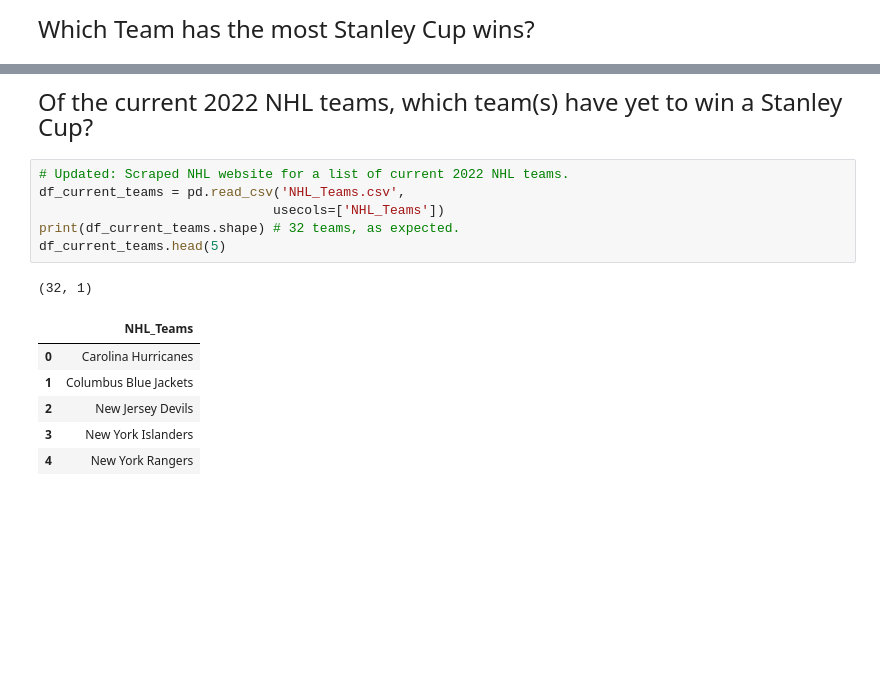
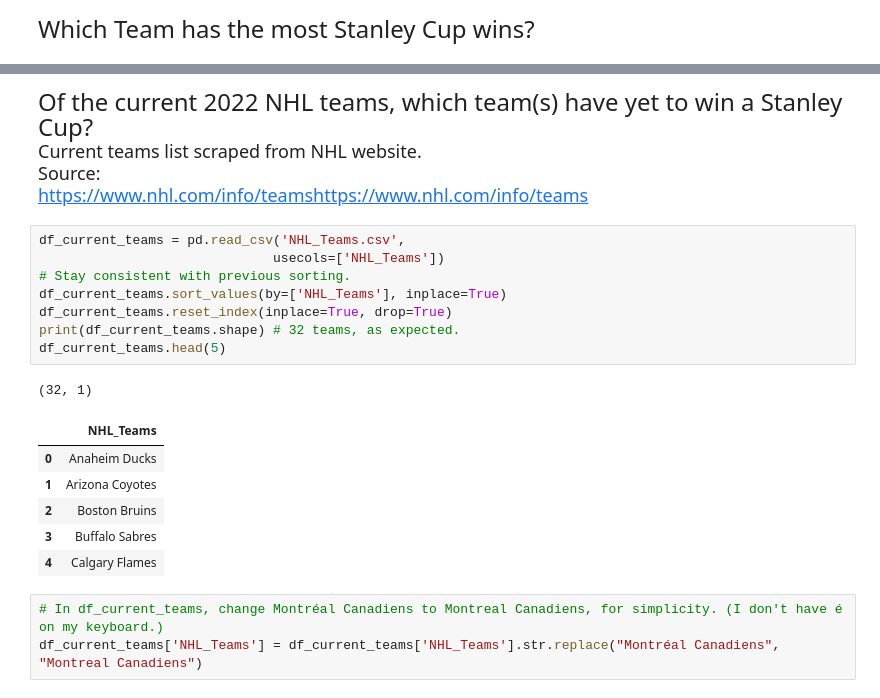
Before and after one commit to Vazquez-Michael-V/NHL_Stats, a Jupyter notebook: nhl_stats_data.ipynb, the cells around one changed output, grey strips where cells are left out. Cells and saved outputs as stored; diff of their text form; blank space fills up the shorter version.

Commit message:
NHL Teams and year of most recent Stanley Cup win.

```diff
--- a/nhl_stats_data.ipynb
+++ b/nhl_stats_data.ipynb
@@ -144,16 +160,27 @@ df_champs_wins.head(10)
 # %% [markdown]
 <font size="5">Of the current 2022 NHL teams, which team(s) have yet to win a Stanley Cup?</font>
+<br>
+<font size="4">Current teams list scraped from NHL website.</font>
+<br>
+<font size="4">Source:</font>
+<br>
+<font size="4">https://www.nhl.com/info/teamshttps://www.nhl.com/info/teams</font>
 # %%
-# Updated: Scraped NHL website for a list of current 2022 NHL teams.
 df_current_teams = pd.read_csv('NHL_Teams.csv',
                               usecols=['NHL_Teams'])
+# Stay consistent with previous sorting.
+df_current_teams.sort_values(by=['NHL_Teams'], inplace=True)
+df_current_teams.reset_index(inplace=True, drop=True)
 print(df_current_teams.shape) # 32 teams, as expected.
 df_current_teams.head(5)
 # %% [output]
 (32, 1)
 |  | NHL_Teams |
-| 0 | Carolina Hurricanes |
-| 1 | Columbus Blue Jackets |
-| 2 | New Jersey Devils |
-| 3 | New York Islanders |
-| 4 | New York Rangers |
+| 0 | Anaheim Ducks |
+| 1 | Arizona Coyotes |
+| 2 | Boston Bruins |
+| 3 | Buffalo Sabres |
+| 4 | Calgary Flames |
+# %%
+# In df_current_teams, change Montréal Canadiens to Montreal Canadiens, for simplicity. (I don't have é on my keyboard.)
+df_current_teams['NHL_Teams'] = df_current_teams['NHL_Teams'].str.replace("Montréal Canadiens", "Montreal Canadiens")
```
Also changed, not shown: parts of 22 cells of this notebook.
